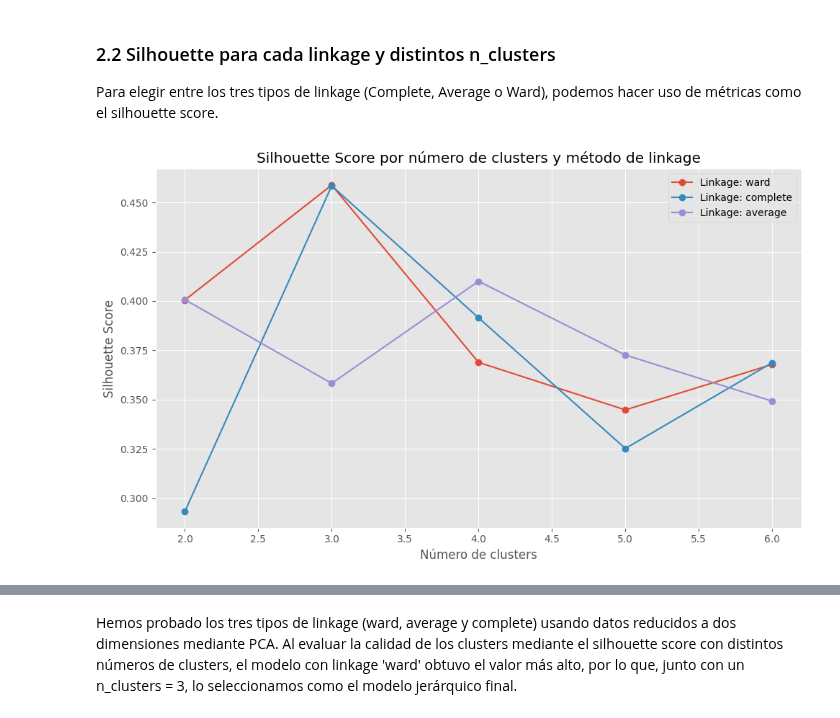
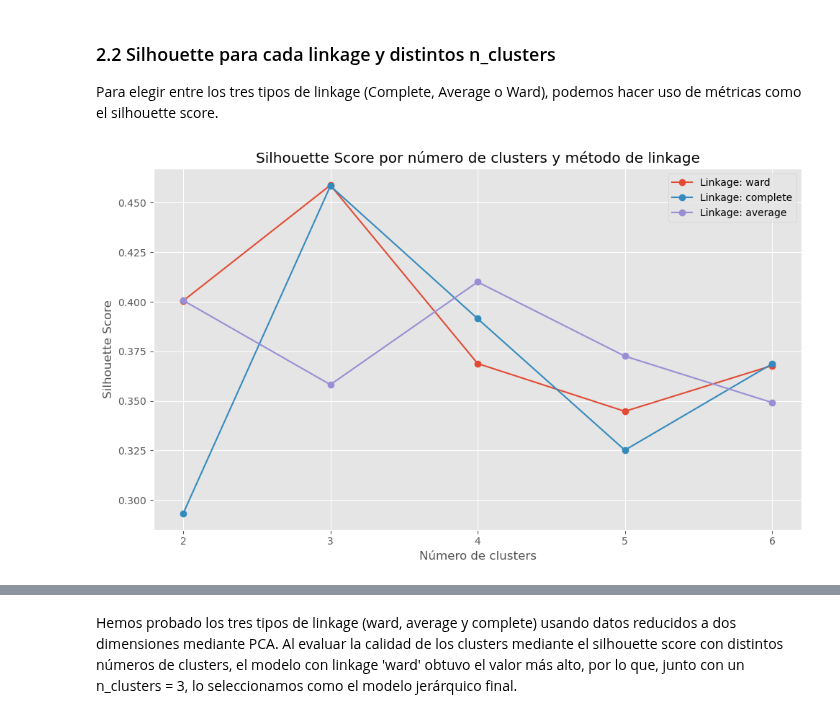
Before and after one commit to albatellouc3m/Grupo5, a Jupyter notebook: practica2-grupo5/practica2.ipynb, the cells around one changed output, grey strips where cells are left out. Drawn from its saved outputs; the diff is of its cells as text; code cells hidden in the pictures.

```diff
--- a/practica2-grupo5/practica2.ipynb
+++ b/practica2-grupo5/practica2.ipynb
@@ -118,41 +118,3 @@ print(df_reduced.head())
 En esta sección, como el nombre indica, aplicaremos las técnicas estudiadas en clase sobre clustering comparandolas y sacando conclusiones.
 # %% [markdown]
 ## 2.1. K-Means
-# %%
-import numpy as np
-import warnings
-import matplotlib.pyplot as plt
-from sklearn.datasets import make_blobs
-from matplotlib import style
-from sklearn.cluster import KMeans
-from sklearn.preprocessing import scale
-
-# Configuración de gráficos
-# ==============================================================================
-style.use('ggplot') or plt.style.use('ggplot')
-
-
-# Configuración warnings
-# ==============================================================================
-warnings.filterwarnings('ignore')
-
-# Simulación de datos
-# ==============================================================================
-X_simulado, y_simulado = make_blobs(
-    n_samples    = 300,
-    n_features   = 2,
-    centers      = 4,
-    cluster_std  = 0.60,
-    shuffle      = True,
-    random_state = 0
-)
-
-fig, ax = plt.subplots(1, 1, figsize=(6, 3.84))
-ax.scatter(
-    x = X_simulado[:, 0],
-    y = X_simulado[:, 1],
-    c = 'white',
-    marker    = 'o',
-    edgecolor = 'black',
-)
-ax.set_title('Datos simulados')
@@ -385,31 +344,32 @@ from sklearn.metrics import silhouette_score
 n_clusters_range = range(2, 7)
 linkages = ['ward', 'complete', 'average']
 
 # Diccionario para guardar los resultados
 results = {linkage: [] for linkage in linkages}
 
 # Calculamos los silhouette scores
 for linkage in linkages:
     for n_clusters in n_clusters_range:
         if linkage == 'ward':
             model = AgglomerativeClustering(n_clusters=n_clusters, linkage=linkage)
         else:
             model = AgglomerativeClustering(n_clusters=n_clusters, linkage=linkage, metric='euclidean')
         labels = model.fit_predict(X_reduced_scaled)
         score = silhouette_score(X_reduced_scaled, labels)
         results[linkage].append(score)
 
 # Mostramos los resultados
 plt.figure(figsize=(10, 6))
 for linkage in linkages:
     plt.plot(n_clusters_range, results[linkage], marker='o', label=f'Linkage: {linkage}')
 
 plt.title('Silhouette Score por número de clusters y método de linkage')
 plt.xlabel('Número de clusters')
 plt.ylabel('Silhouette Score')
 plt.legend()
 plt.grid(True)
+plt.xticks(n_clusters_range)  # <-- aquí se fija el paso del eje X a 1 en 1
 plt.tight_layout()
 plt.show()
 # %% [output]
-[figure, old version]
+[figure, new version]
```
Also changed, not shown: parts of 8 cells of this notebook.
